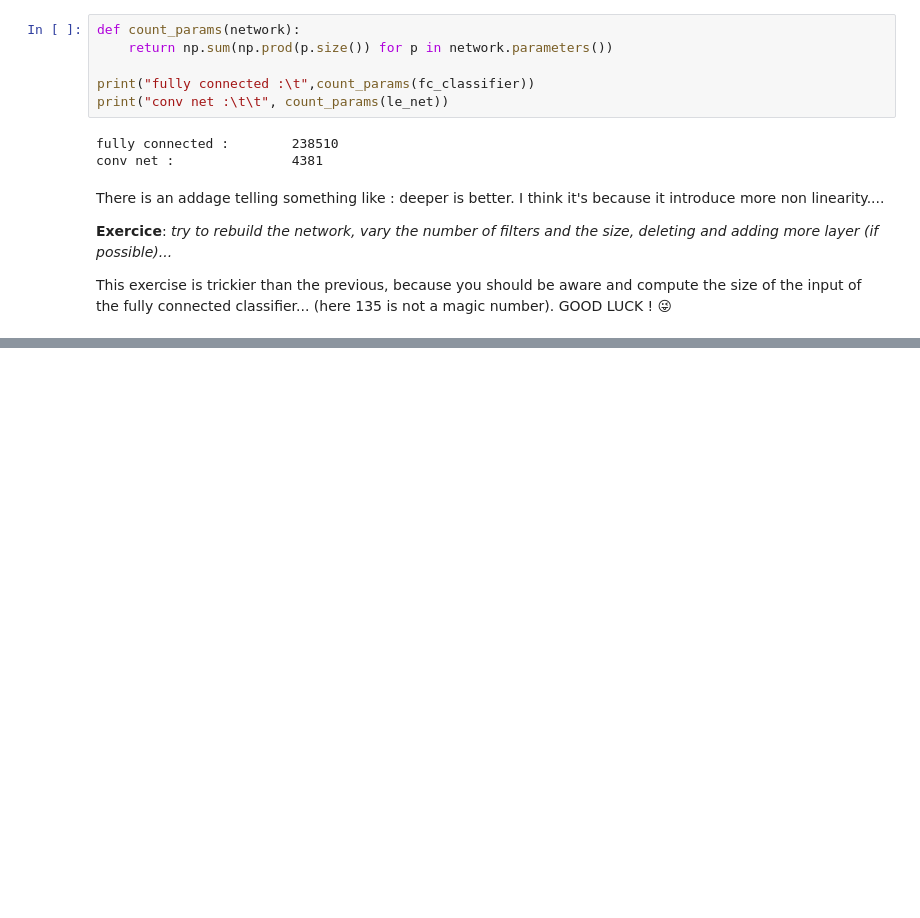
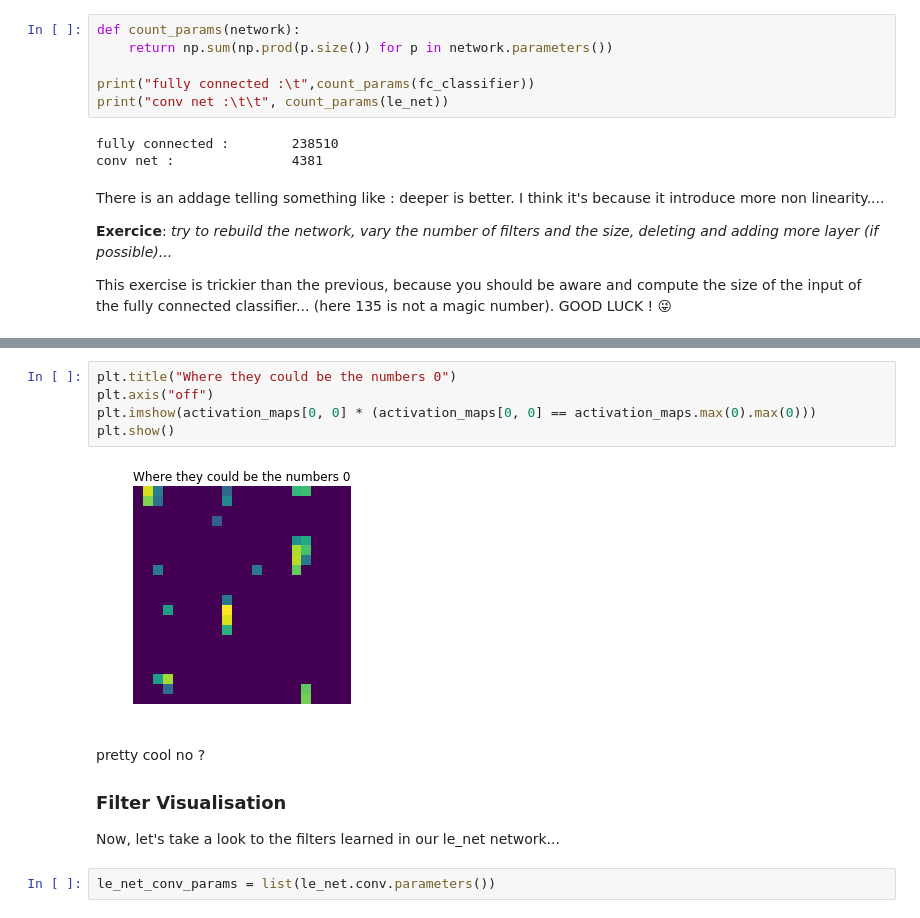
Before and after one commit to VieVie31/CV4Eya, a Jupyter notebook: 8_neural_networks/8_neural_networks.ipynb, the cells around one changed output, grey strips where cells are left out. Drawn from its saved outputs; the diff is of its cells as text; blank space fills up the shorter version.

```diff
--- a/8_neural_networks/8_neural_networks.ipynb
+++ b/8_neural_networks/8_neural_networks.ipynb
@@ -420,0 +548,15 @@ torch.Size([16, 64, 64])
+# %%
+plt.title("Where they could be the numbers 0")
+plt.axis("off")
+plt.imshow(activation_maps[0, 0] * (activation_maps[0, 0] == activation_maps.max(0).max(0)))
+plt.show()
+# %% [output]
+[figure, added]
+# %% [markdown]
+pretty cool no ?
+
+### Filter Visualisation
+
+Now, let's take a look to the filters learned in our le_net network...
+# %%
+le_net_conv_params = list(le_net.conv.parameters())
```
Also changed, not shown: parts of 11 cells of this notebook.
